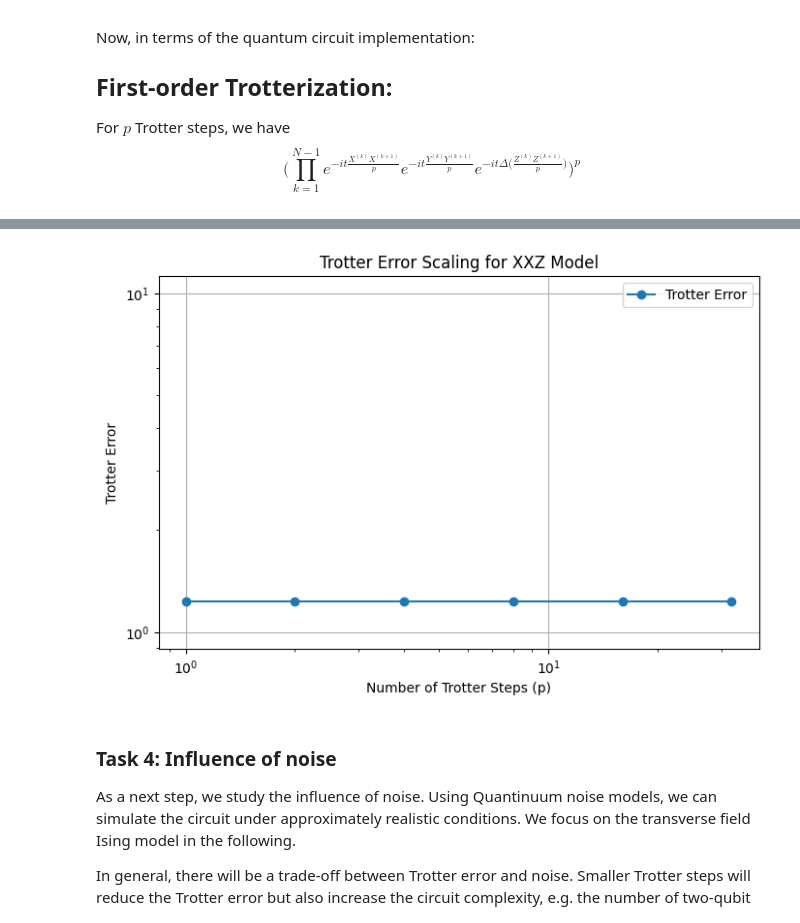
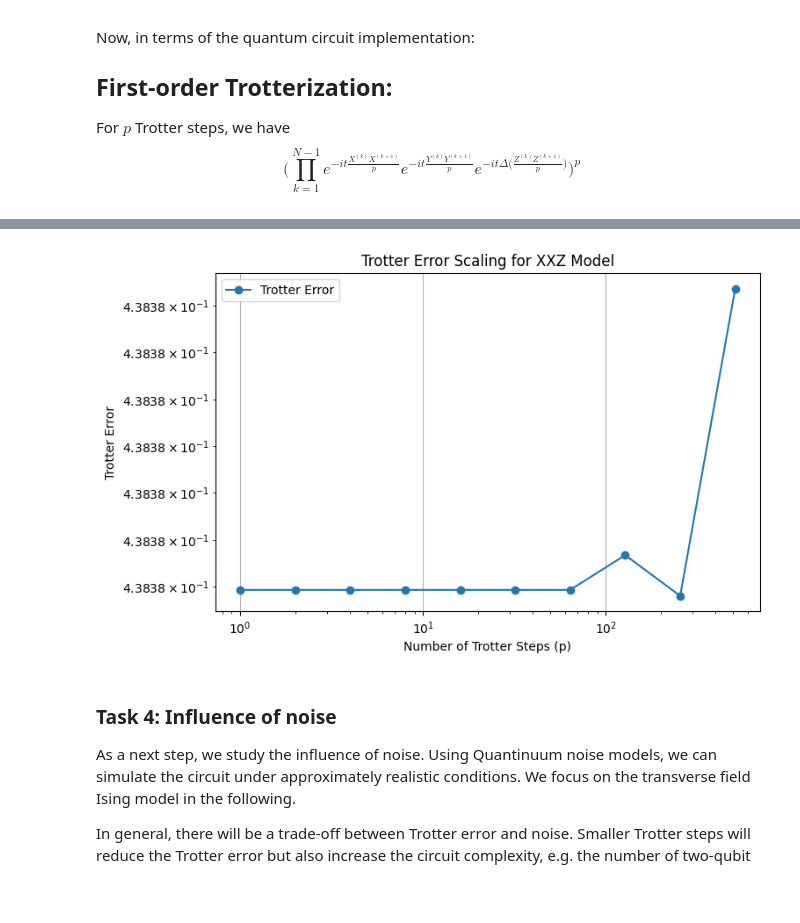
Before and after one commit to SiruLee/2025-Quantinuum, a Jupyter notebook: notebooks/hamiltonian_simulation.ipynb, the cells around one changed output, grey strips where cells are left out. Saved outputs shown, nothing was run; the diff lists cells and outputs as text; code cells hidden in the pictures; blank space fills up the shorter version.

Commit message:
Adjusted Trotter parameters

```diff
--- a/notebooks/hamiltonian_simulation.ipynb
+++ b/notebooks/hamiltonian_simulation.ipynb
@@ -552,8 +552,8 @@ import matplotlib.pyplot as plt
 
 N = 4  # Number of qubits
 delta = 1.0
-t = 6000
-steps = [1, 2, 4, 8, 16, 32]  # Different numbers of Trotter steps
+t = 2000
+steps = [1, 2, 4, 8, 16, 32, 64, 128, 256, 512]  # Different numbers of Trotter steps
 
 errors = []
 for p in steps:
@@ -564,7 +564,6 @@ for p in steps:
             first_order_trott.add_gate(build_Rx_evol(1 / p), [k, k + 1])
             first_order_trott.add_gate(build_Ry_evol(1 / p), [k, k + 1])
             first_order_trott.add_gate(build_Rz_evol(delta / p), [k, k + 1])
-    draw(first_order_trott)
 
     # Get final state from pytket simulation
     state_trotter = simulate_trotter_pytket(first_order_trott)
@@ -595,4 +588,4 @@ plt.show()
-[figure, old version]
+[figure, new version]
 # %% [markdown]
 ### Task 4: Influence of noise
 
```
Also changed, not shown: parts of 1 cell of this notebook, 1 other file.
